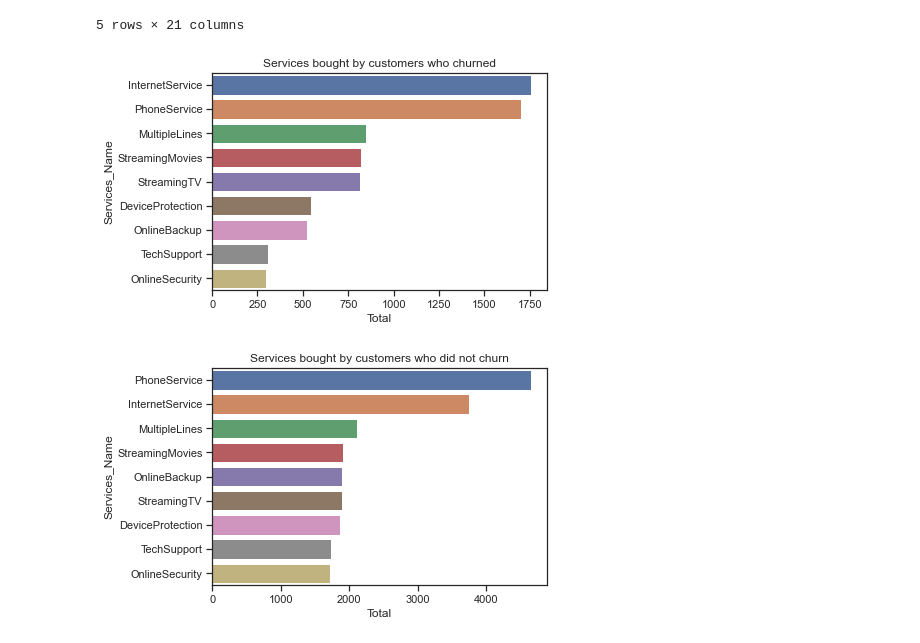
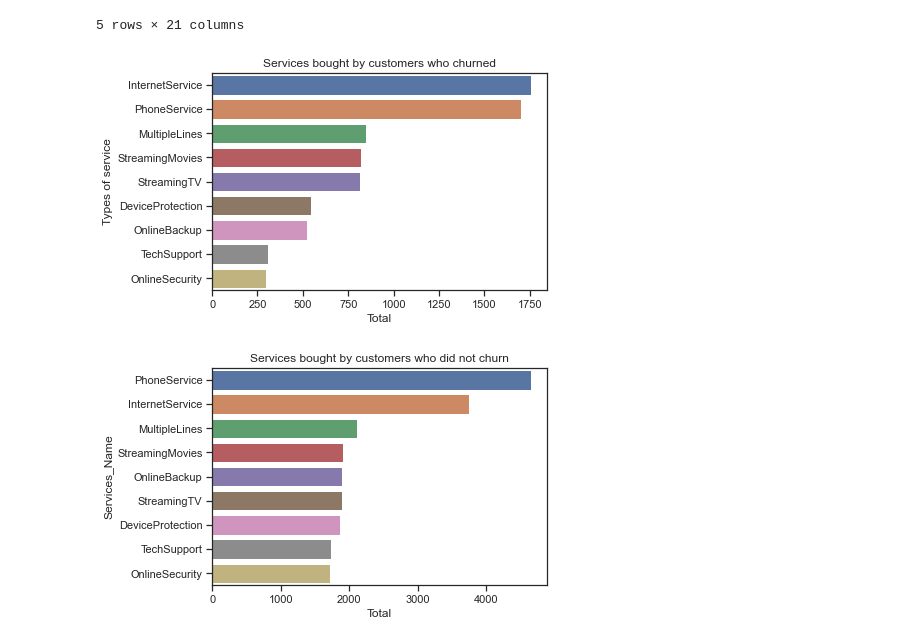
Before and after one commit to weinerkervens/churn_analysis, a Jupyter notebook: Customer Churn Analysis (by Weiner-Kervens PIERRE).ipynb, the cells around one changed output. Drawn from its saved outputs; the diff is of its cells as text; code cells hidden in the pictures.

```diff
--- a/Customer Churn Analysis (by Weiner-Kervens PIERRE).ipynb
+++ b/Customer Churn Analysis (by Weiner-Kervens PIERRE).ipynb
@@ -840,25 +922,23 @@ df.head()
 # %%
 val_dict = dict(Services_Name=[],Total=[])
 val= df.columns[6:15].to_list()#['DeviceProtection','InternetService','OnlineSecurity']
 for name in val:
     val= df[df.Churn =='Yes'].copy()
     val =val[val[name] =='Yes'][name].count()
 
     val_dict['Services_Name'].append(name)
     val_dict['Total'].append(val)
 
 
 df_10 = pd.DataFrame(val_dict).sort_values(by=['Total'],ascending=False)
 
-#df_10.plot(kind="barh",x="service_name",y="Total")
 ax = sns.barplot(y='Services_Name',data=df_10,x='Total')
-#ax.set_xticklabels(ax.get_xticklabels(),rotation=90)
 ax.set_title('Services bought by customers who churned')
-#ax.set_xlabel(None)
-#ax.set_color('red')
+ax.set_ylabel('Types of service')
+
 plt.savefig(r'img/fig.png',bbox_inches='tight')
 # %% [output]
-[figure, old version]
+[figure, new version]
 # %%
 val_dict = dict(Services_Name=[],Total=[])
 val= df.columns[6:15].to_list()#['DeviceProtection','InternetService','OnlineSecurity']
```
Also changed, not shown: parts of 39 cells of this notebook, 13 other files.
